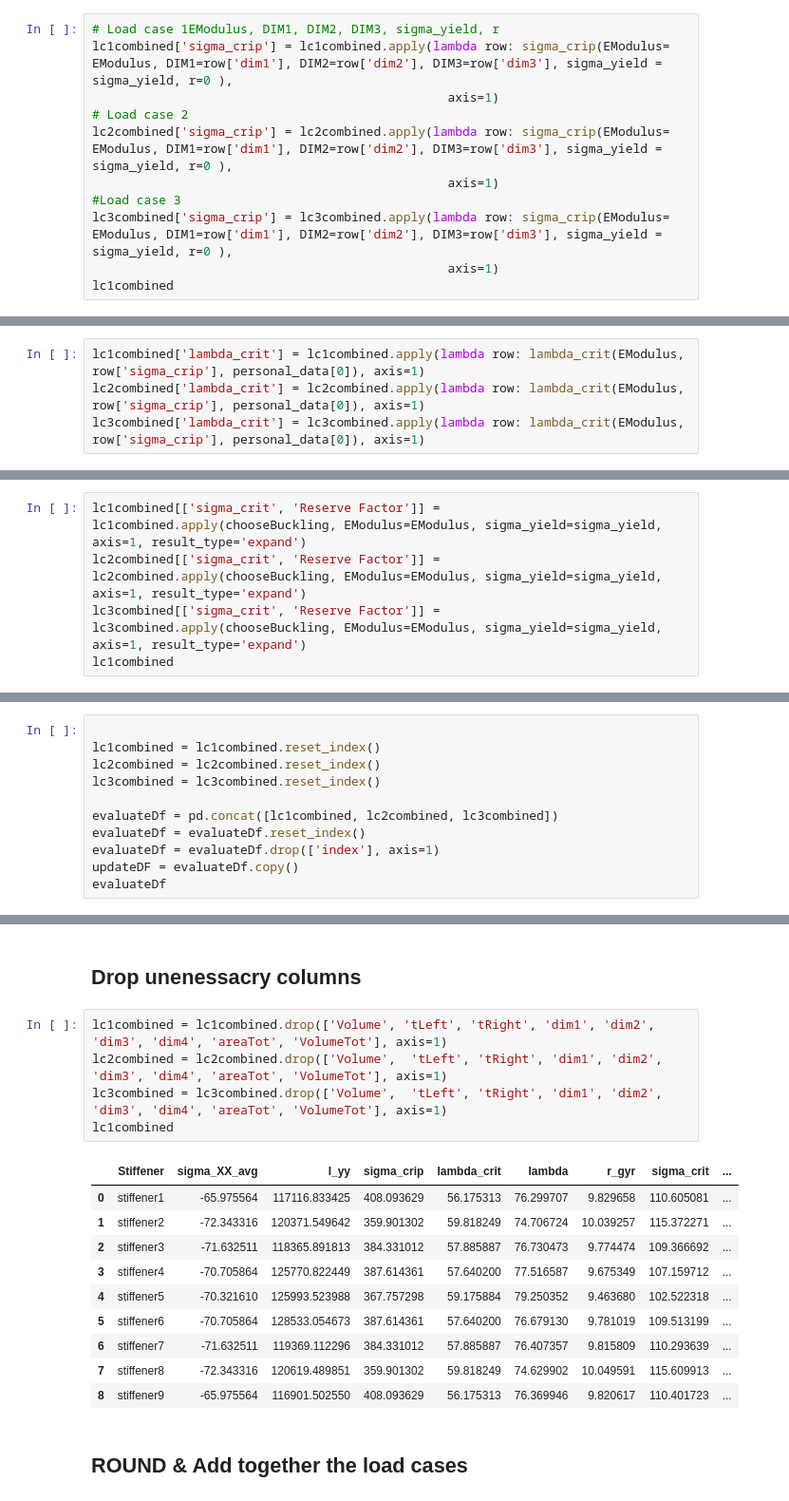
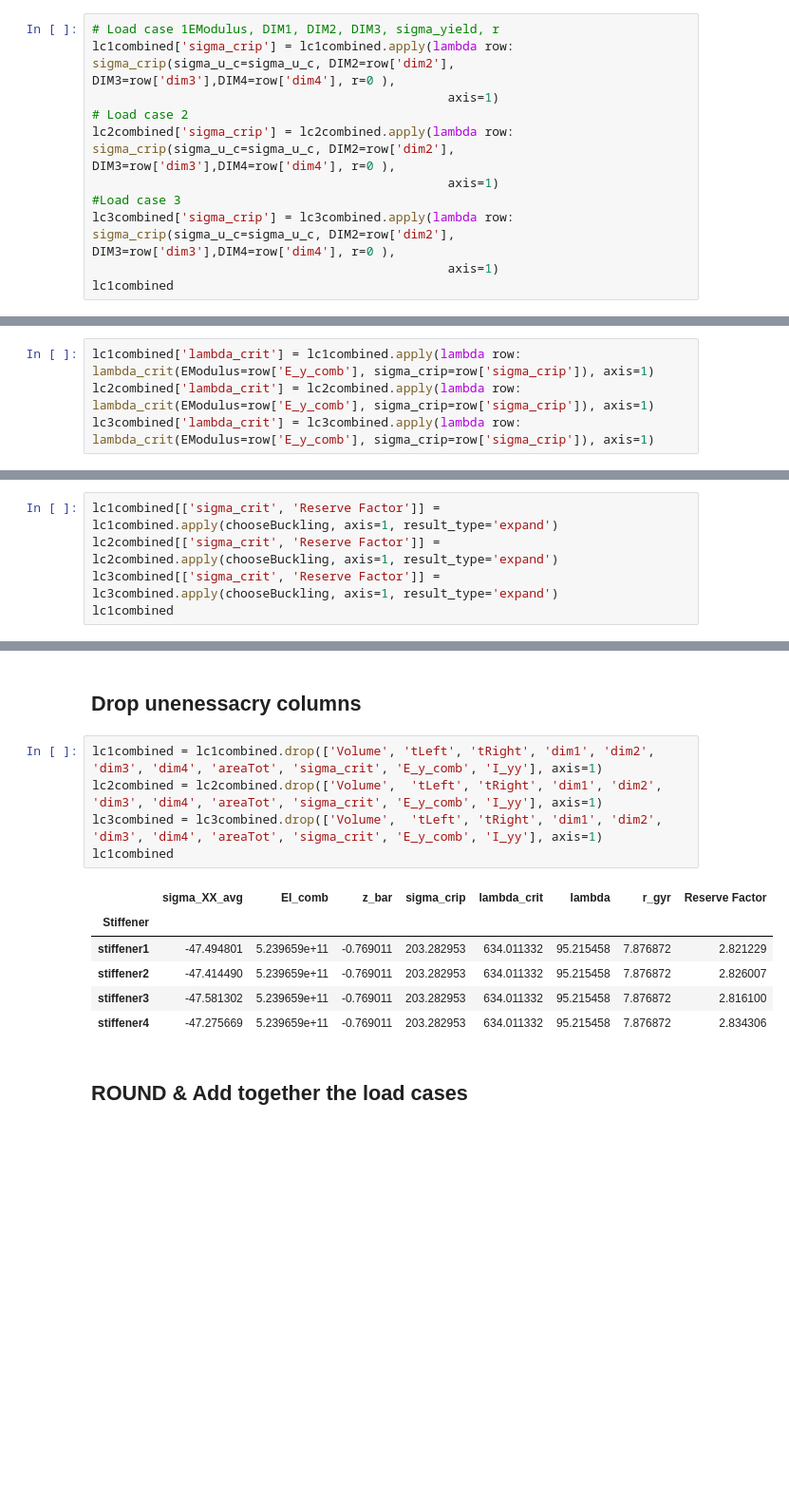
Before and after one commit to fabianober/tum-ase-project-2025-2, a Jupyter notebook: Notebooks/task_1f.ipynb, the cells around one changed output, grey strips where cells are left out. Shown: that part at 95% size. Saved outputs shown, nothing was run; the diff lists cells and outputs as text; blank space fills up the shorter version.

```diff
--- a/Notebooks/task_1f.ipynb
+++ b/Notebooks/task_1f.ipynb
@@ -401,13 +434,13 @@ lc1combined
 # Now we calculate the columnbuckling with Euler Johnson
 # %%
 # Load case 1EModulus, DIM1, DIM2, DIM3, sigma_yield, r
-lc1combined['sigma_crip'] = lc1combined.apply(lambda row: sigma_crip(EModulus= EModulus, DIM1=row['dim1'], DIM2=row['dim2'], DIM3=row['dim3'], sigma_yield = sigma_yield, r=0 ),
+lc1combined['sigma_crip'] = lc1combined.apply(lambda row: sigma_crip(sigma_u_c=sigma_u_c, DIM2=row['dim2'], DIM3=row['dim3'],DIM4=row['dim4'], r=0 ),
                                                 axis=1)
 # Load case 2
-lc2combined['sigma_crip'] = lc2combined.apply(lambda row: sigma_crip(EModulus= EModulus, DIM1=row['dim1'], DIM2=row['dim2'], DIM3=row['dim3'], sigma_yield = sigma_yield, r=0 ),
+lc2combined['sigma_crip'] = lc2combined.apply(lambda row: sigma_crip(sigma_u_c=sigma_u_c, DIM2=row['dim2'], DIM3=row['dim3'],DIM4=row['dim4'], r=0 ),
                                                 axis=1)
 #Load case 3
-lc3combined['sigma_crip'] = lc3combined.apply(lambda row: sigma_crip(EModulus= EModulus, DIM1=row['dim1'], DIM2=row['dim2'], DIM3=row['dim3'], sigma_yield = sigma_yield, r=0 ),
+lc3combined['sigma_crip'] = lc3combined.apply(lambda row: sigma_crip(sigma_u_c=sigma_u_c, DIM2=row['dim2'], DIM3=row['dim3'],DIM4=row['dim4'], r=0 ),
                                                 axis=1)
 lc1combined
 # %% [output]
@@ -425,9 +453,9 @@ lc1combined
 # %% [markdown]
 ## Add lambda_crit to the loadcases
 # %%
-lc1combined['lambda_crit'] = lc1combined.apply(lambda row: lambda_crit(EModulus, row['sigma_crip'], personal_data[0]), axis=1)
-lc2combined['lambda_crit'] = lc2combined.apply(lambda row: lambda_crit(EModulus, row['sigma_crip'], personal_data[0]), axis=1)
-lc3combined['lambda_crit'] = lc3combined.apply(lambda row: lambda_crit(EModulus, row['sigma_crip'], personal_data[0]), axis=1)
+lc1combined['lambda_crit'] = lc1combined.apply(lambda row: lambda_crit(EModulus=row['E_y_comb'], sigma_crip=row['sigma_crip']), axis=1)
+lc2combined['lambda_crit'] = lc2combined.apply(lambda row: lambda_crit(EModulus=row['E_y_comb'], sigma_crip=row['sigma_crip']), axis=1)
+lc3combined['lambda_crit'] = lc3combined.apply(lambda row: lambda_crit(EModulus=row['E_y_comb'], sigma_crip=row['sigma_crip']), axis=1)
 # %% [markdown]
 ## Add lambda to the loadcases
 # %%
@@ -443,9 +471,9 @@ lc3combined['r_gyr'] = lc3combined.apply(lambda row: r_gyr(row['I_yy'], row['are
 # %% [markdown]
 ## Now calculate the critical stress & Reserve Factor
 # %%
-lc1combined[['sigma_crit', 'Reserve Factor']] = lc1combined.apply(chooseBuckling, EModulus=EModulus, sigma_yield=sigma_yield, axis=1, result_type='expand')
-lc2combined[['sigma_crit', 'Reserve Factor']] = lc2combined.apply(chooseBuckling, EModulus=EModulus, sigma_yield=sigma_yield, axis=1, result_type='expand')
-lc3combined[['sigma_crit', 'Reserve Factor']] = lc3combined.apply(chooseBuckling, EModulus=EModulus, sigma_yield=sigma_yield, axis=1, result_type='expand')
+lc1combined[['sigma_crit', 'Reserve Factor']] = lc1combined.apply(chooseBuckling, axis=1, result_type='expand')
+lc2combined[['sigma_crit', 'Reserve Factor']] = lc2combined.apply(chooseBuckling, axis=1, result_type='expand')
+lc3combined[['sigma_crit', 'Reserve Factor']] = lc3combined.apply(chooseBuckling, axis=1, result_type='expand')
 lc1combined
 # %% [output]
 |  | Volume | dim1 | dim2 | dim3 | dim4 | sigma_XX_avg | tLeft | tRight | I_yy | areaTot | ... |
@@ -464,11 +484,0 @@ lc1combined
-# %%
-
-lc1combined = lc1combined.reset_index()
-lc2combined = lc2combined.reset_index()
-lc3combined = lc3combined.reset_index()
-
-evaluateDf = pd.concat([lc1combined, lc2combined, lc3combined])
-evaluateDf = evaluateDf.reset_index()
-evaluateDf = evaluateDf.drop(['index'], axis=1)
-updateDF = evaluateDf.copy()
-evaluateDf
@@ -624,21 +487,17 @@ updateDF.to_csv(f'../data/{name}/output/newStringerDims.csv', index=False)
 # %% [markdown]
 ## Drop unenessacry columns
 # %%
-lc1combined = lc1combined.drop(['Volume', 'tLeft', 'tRight', 'dim1', 'dim2', 'dim3', 'dim4', 'areaTot', 'VolumeTot'], axis=1)
-lc2combined = lc2combined.drop(['Volume',  'tLeft', 'tRight', 'dim1', 'dim2', 'dim3', 'dim4', 'areaTot', 'VolumeTot'], axis=1)
-lc3combined = lc3combined.drop(['Volume',  'tLeft', 'tRight', 'dim1', 'dim2', 'dim3', 'dim4', 'areaTot', 'VolumeTot'], axis=1)
+lc1combined = lc1combined.drop(['Volume', 'tLeft', 'tRight', 'dim1', 'dim2', 'dim3', 'dim4', 'areaTot', 'sigma_crit', 'E_y_comb', 'I_yy'], axis=1)
+lc2combined = lc2combined.drop(['Volume',  'tLeft', 'tRight', 'dim1', 'dim2', 'dim3', 'dim4', 'areaTot', 'sigma_crit', 'E_y_comb', 'I_yy'], axis=1)
+lc3combined = lc3combined.drop(['Volume',  'tLeft', 'tRight', 'dim1', 'dim2', 'dim3', 'dim4', 'areaTot', 'sigma_crit', 'E_y_comb', 'I_yy'], axis=1)
 lc1combined
 # %% [output]
-|  | Stiffener | sigma_XX_avg | I_yy | sigma_crip | lambda_crit | lambda | r_gyr | sigma_crit | ... |
-| 0 | stiffener1 | -65.975564 | 117116.833425 | 408.093629 | 56.175313 | 76.299707 | 9.829658 | 110.605081 | ... |
-| 1 | stiffener2 | -72.343316 | 120371.549642 | 359.901302 | 59.818249 | 74.706724 | 10.039257 | 115.372271 | ... |
-| 2 | stiffener3 | -71.632511 | 118365.891813 | 384.331012 | 57.885887 | 76.730473 | 9.774474 | 109.366692 | ... |
-| 3 | stiffener4 | -70.705864 | 125770.822449 | 387.614361 | 57.640200 | 77.516587 | 9.675349 | 107.159712 | ... |
-| 4 | stiffener5 | -70.321610 | 125993.523988 | 367.757298 | 59.175884 | 79.250352 | 9.463680 | 102.522318 | ... |
-| 5 | stiffener6 | -70.705864 | 128533.054673 | 387.614361 | 57.640200 | 76.679130 | 9.781019 | 109.513199 | ... |
-| 6 | stiffener7 | -71.632511 | 119369.112296 | 384.331012 | 57.885887 | 76.407357 | 9.815809 | 110.293639 | ... |
-| 7 | stiffener8 | -72.343316 | 120619.489851 | 359.901302 | 59.818249 | 74.629902 | 10.049591 | 115.609913 | ... |
-| 8 | stiffener9 | -65.975564 | 116901.502550 | 408.093629 | 56.175313 | 76.369946 | 9.820617 | 110.401723 | ... |
+|  | sigma_XX_avg | EI_comb | z_bar | sigma_crip | lambda_crit | lambda | r_gyr | Reserve Factor |
+| Stiffener |  |  |  |  |  |  |  |  |
+| stiffener1 | -47.494801 | 5.239659e+11 | -0.769011 | 203.282953 | 634.011332 | 95.215458 | 7.876872 | 2.821229 |
+| stiffener2 | -47.414490 | 5.239659e+11 | -0.769011 | 203.282953 | 634.011332 | 95.215458 | 7.876872 | 2.826007 |
+| stiffener3 | -47.581302 | 5.239659e+11 | -0.769011 | 203.282953 | 634.011332 | 95.215458 | 7.876872 | 2.816100 |
+| stiffener4 | -47.275669 | 5.239659e+11 | -0.769011 | 203.282953 | 634.011332 | 95.215458 | 7.876872 | 2.834306 |
 # %% [markdown]
 ## ROUND & Add together the load cases
 # %%
```
Also changed, not shown: parts of 41 cells of this notebook, 2 other files.
